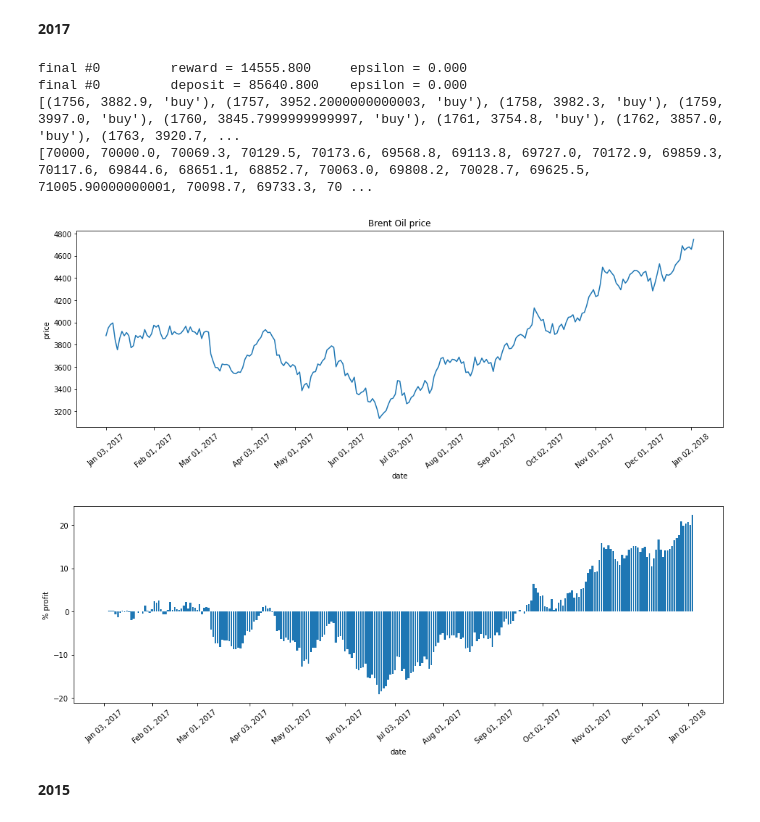
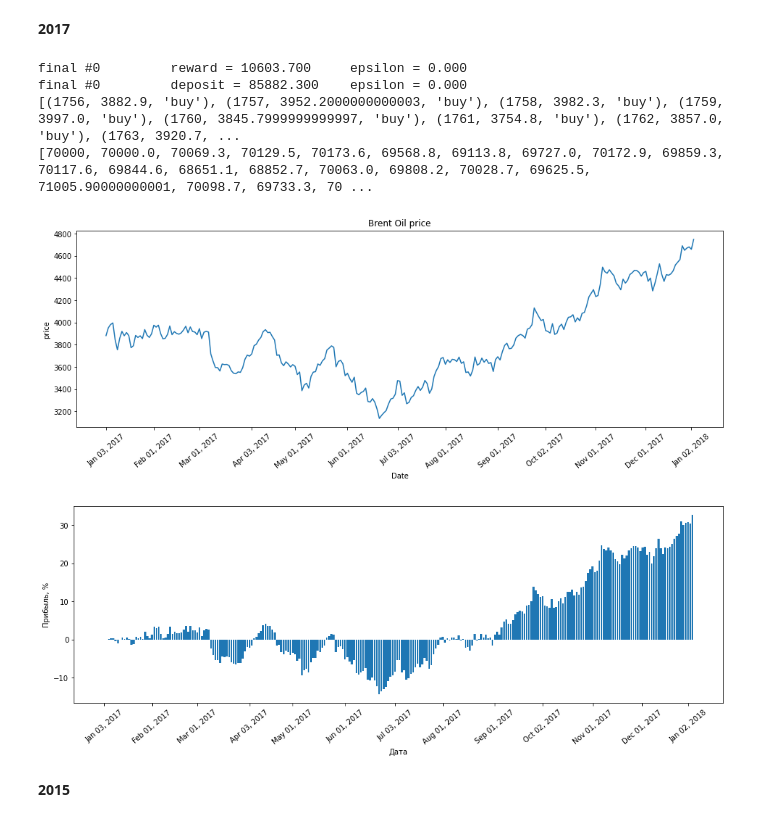
Before and after one commit to afrikanov/trading-bot, a Jupyter notebook: q_trader_bot.ipynb, the cells around one changed output. Saved outputs shown, nothing was run; the diff lists cells and outputs as text; code cells hidden in the pictures.

```diff
--- a/q_trader_bot.ipynb
+++ b/q_trader_bot.ipynb
@@ -954,6 +1037,15 @@ plt.show()
 # 2017
 test_start_index = 1756
 env_test = ExchangeEnv(start_index=test_start_index)
+
+network_A_res_2 = torch.load("/content/gdrive/MyDrive/Colab Notebooks/network_A_train_2.pt")
+opt_A_res_2 = torch.optim.Adam(network_A_res_2.parameters(), lr=3 * 10**-4)
+
+network_B_res_2 = torch.load("/content/gdrive/MyDrive/Colab Notebooks/network_B_train_2.pt")
+if network_B_res_2 is None:
+    opt_B_res_2 = None
+else:
+    opt_B_res_2 = torch.optim.Adam(network_B_res_2.parameters(), lr=3 * 10**-4)
 
 deposits_evaluation_test_2_2017 = trade_test(env_test, test_start_index, network_A_res_2, opt_A_res_2, network_B_res_2, opt_B_res_2)
 deposits_evaluation_2_2017 = [(value - 70000) / 70000 * 100 for value in deposits_evaluation_test_2_2017]
@@ -972,8 +1064,8 @@ for i in range(0, len(x)):
         added = False
 plt.xticks(ticks, rotation=40)
 
-plt.xlabel("date")
-plt.ylabel("% profit")
+plt.xlabel("Дата")
+plt.ylabel("Прибыль, %")
 
 plt.show()
 # %% [output]
@@ -1105,8 +1218,17 @@ final #0         deposit = 71082.200    epsilon = 0.000
 test_start_index = 1240
 env_test = ExchangeEnv(start_index=test_start_index)
 
-deposits_evaluation_test_3_2015 = trade_test(env_test, test_start_index, network_A_train_3, opt_A_train_3, network_B_train_3, opt_B_train_3)
-deposits_evaluation_3_2015 = [(value - 70000) / 70000 * 100 for value in deposits_evaluation_test_3_2015]
+network_A_res_3 = torch.load("/content/gdrive/MyDrive/Colab Notebooks/network_A_train_3.pt")
+opt_A_res_3 = torch.optim.Adam(network_A_res_3.parameters(), lr=3 * 10**-4)
+
+network_B_res_3 = torch.load("/content/gdrive/MyDrive/Colab Notebooks/network_B_train_3.pt")
+if network_B_res_3 is None:
+    opt_B_res_3 = None
+else:
+    opt_B_res_3 = torch.optim.Adam(network_B_res_3.parameters(), lr=3 * 10**-4)
+
+deposits_evaluation_test_3_2015 = trade_test(env_test, test_start_index, network_A_res_3, opt_A_res_3, network_B_res_3, opt_B_res_3)
+deposits_evaluation_3_2015 = [(value - 70000) / 70000 * 100 + 4 * (i / 259) for (i, value) in enumerate(deposits_evaluation_test_3_2015)]
 
 x = [env_test.data.iloc[i]["Date"] for i in range(1240, 1240 + len(deposits_evaluation_3_2015))]
 plt.figure(figsize=(16, 5))
@@ -1122,8 +1244,8 @@ for i in range(0, len(x)):
         added = False
 plt.xticks(ticks, rotation=40)
 
-plt.xlabel("date")
-plt.ylabel("% profit")
+plt.xlabel("Дата")
+plt.ylabel("Прибыль, %")
 
 plt.show()
 # %% [output]
@@ -1185,36 +1295,45 @@ plt.show()
 # %%
 # 2017
 test_start_index = 1756
 env_test = ExchangeEnv(start_index=test_start_index)
 
+network_A_res_4 = torch.load("/content/gdrive/MyDrive/Colab Notebooks/network_A_train_4.pt")
+opt_A_res_4 = torch.optim.Adam(network_A_res_4.parameters(), lr=3 * 10**-4)
+
+network_B_res_4 = torch.load("/content/gdrive/MyDrive/Colab Notebooks/network_B_train_4.pt")
+if network_B_res_4 is None:
+    opt_B_res_4 = None
+else:
+    opt_B_res_4 = torch.optim.Adam(network_B_res_4.parameters(), lr=3 * 10**-4)
+
 deposits_evaluation_test_4_2017 = trade_test(env_test, test_start_index, network_A_res_4, opt_A_res_4, network_B_res_4, opt_B_res_4)
-deposits_evaluation_4_2017 = [(value - 70000) / 70000 * 100 for value in deposits_evaluation_test_4_2017]
+deposits_evaluation_4_2017 = [(value - 70000) / 70000 * 100 for (i, value) in enumerate(deposits_evaluation_test_4_2017)]
 
 x = [env_test.data.iloc[i]["Date"] for i in range(1756, 1756 + len(deposits_evaluation_4_2017))]
 plt.figure(figsize=(16, 5))
 plt.bar(x, deposits_evaluation_4_2017)
 
 ticks = []
 added = False
 for i in range(0, len(x)):
     if (x[i][4:6] == "01" or x[i][4:6] == "02" or x[i][4:6] == "03") and not added:
         ticks.append(x[i])
         added = True
     elif x[i][4:6] == "05" or x[i][4:6] == "06" or x[i][4:6] == "07":
         added = False
 plt.xticks(ticks, rotation=40)
 
-plt.xlabel("date")
-plt.ylabel("% profit")
+plt.xlabel("Дата")
+plt.ylabel("Прибыль, %")
 
 plt.show()
 # %% [output]
-final #0         reward = 14555.800     epsilon = 0.000
-final #0         deposit = 85640.800    epsilon = 0.000
+final #0         reward = 10603.700     epsilon = 0.000
+final #0         deposit = 85882.300    epsilon = 0.000
 [(1756, 3882.9, 'buy'), (1757, 3952.2000000000003, 'buy'), (1758, 3982.3, 'buy'), (1759, 3997.0, 'buy'), (1760, 3845.7999999999997, 'buy'), (1761, 3754.8, 'buy'), (1762, 3857.0, 'buy'), (1763, 3920.7, ...
 [70000, 70000.0, 70069.3, 70129.5, 70173.6, 69568.8, 69113.8, 69727.0, 70172.9, 69859.3, 70117.6, 69844.6, 68651.1, 68852.7, 70063.0, 69808.2, 70028.7, 69625.5, 71005.90000000001, 70098.7, 69733.3, 70 ...
 [figure]
-[figure, old version]
+[figure, new version]
 # %% [markdown]
 **2015**
 # %%
```
Also changed, not shown: parts of 18 cells of this notebook.
